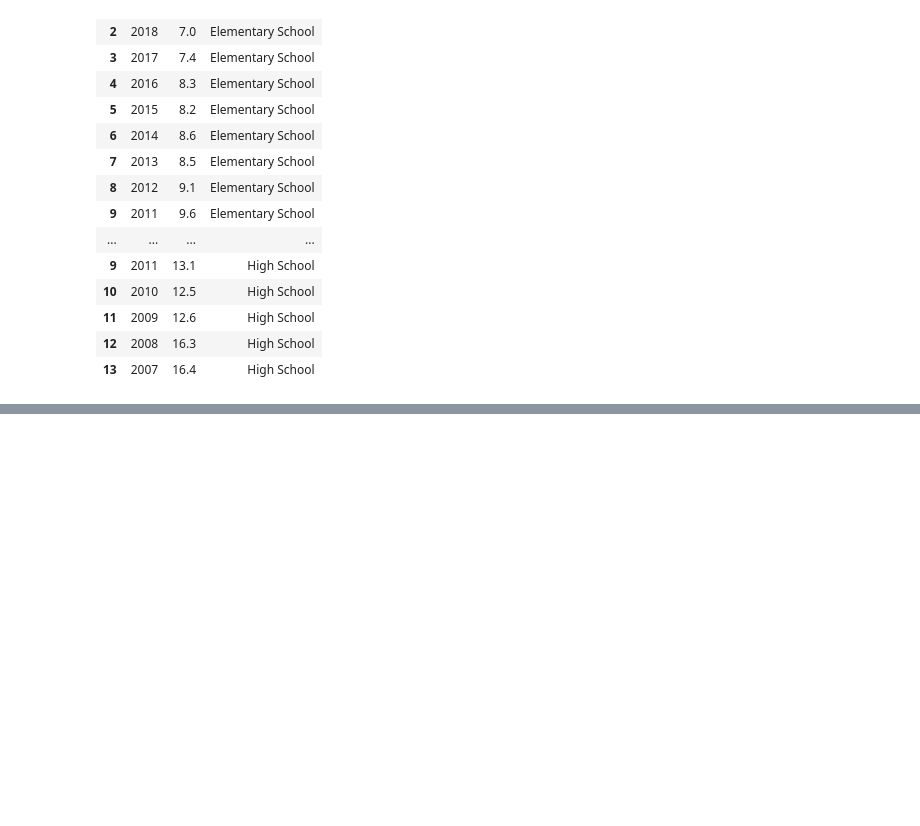
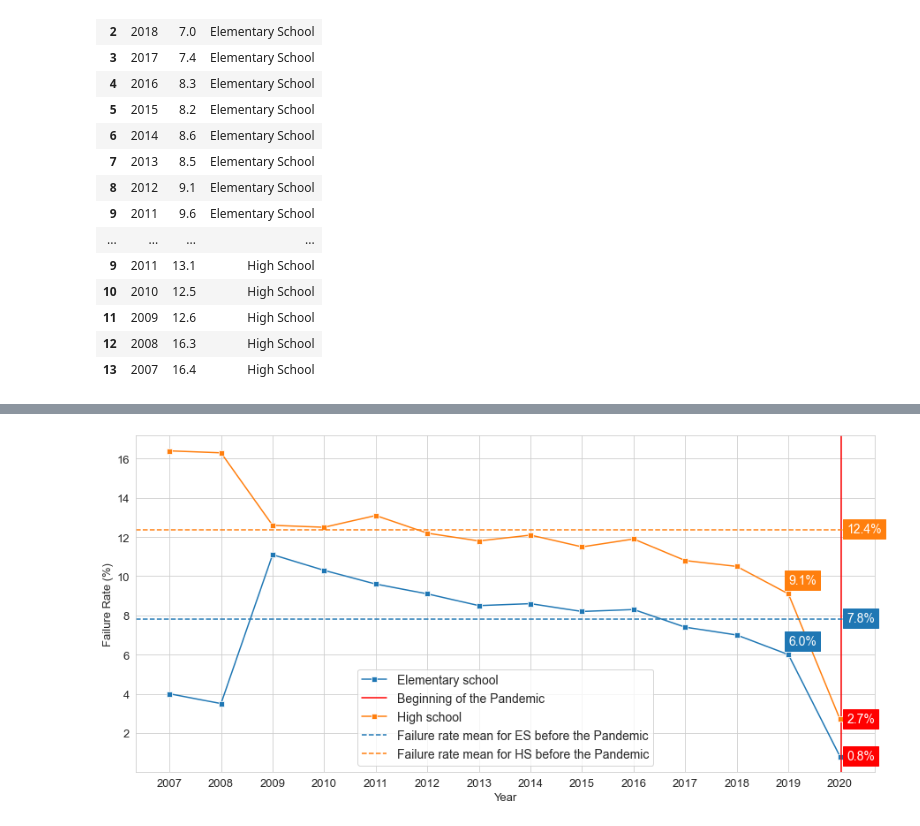
Before and after one commit to aianshay/covid-impacts-on-education, a Jupyter notebook: viz_rq1_rq2.ipynb, the cells around one changed output, grey strips where cells are left out. Saved outputs shown, nothing was run; the diff lists cells and outputs as text; code cells hidden in the pictures; blank space fills up the shorter version.

```diff
--- a/viz_rq1_rq2.ipynb
+++ b/viz_rq1_rq2.ipynb
@@ -949,0 +964,24 @@ plt.show()
+# %%
+sns.set_style("whitegrid")
+plt.figure(figsize=(15,7))
+ax_es = sns.lineplot(data=fail_data, x='Ano', y='R_EF_Total', label="Elementary school",marker='s')
+ax_es.set(xticks=fail_data.Ano.values)
+plt.rcParams.update({'font.size': 13})
+plt.xlabel("Year")
+plt.ylabel("Failure Rate (%)")
+plt.axvline(x=2020.025, label="Beginning of the Pandemic", color="red", linestyle='-')
+plt.rcParams.update({'font.size': 14})
+ax_hs = sns.lineplot(data=fail_data, x='Ano', y='RTotal - EM', label="High school",marker='s')
+ax_hs.set(xticks=fail_data.Ano.values)
+plot_pandemic_value(fail_data, 'R_EF_Total')
+plot_pandemic_value(fail_data, 'RTotal - EM')
+plot_mean(fail_data, mean_FR_ES, 'Failure rate mean for ES before the Pandemic', 'white', '#1f77b4')
+plot_mean(fail_data, mean_FR_HS, 'Failure rate mean for HS before the Pandemic', 'white', '#ff7f0e')
+
+plot_2019_value_failure(fail_data, 'R_EF_Total', '#1f77b4')
+plot_2019_value_failure(fail_data, 'RTotal - EM', '#ff7f0e')
+
+plt.legend()
+plt.show()
+# %% [output]
+[figure, added]
```
Also changed, not shown: parts of 12 cells of this notebook.
